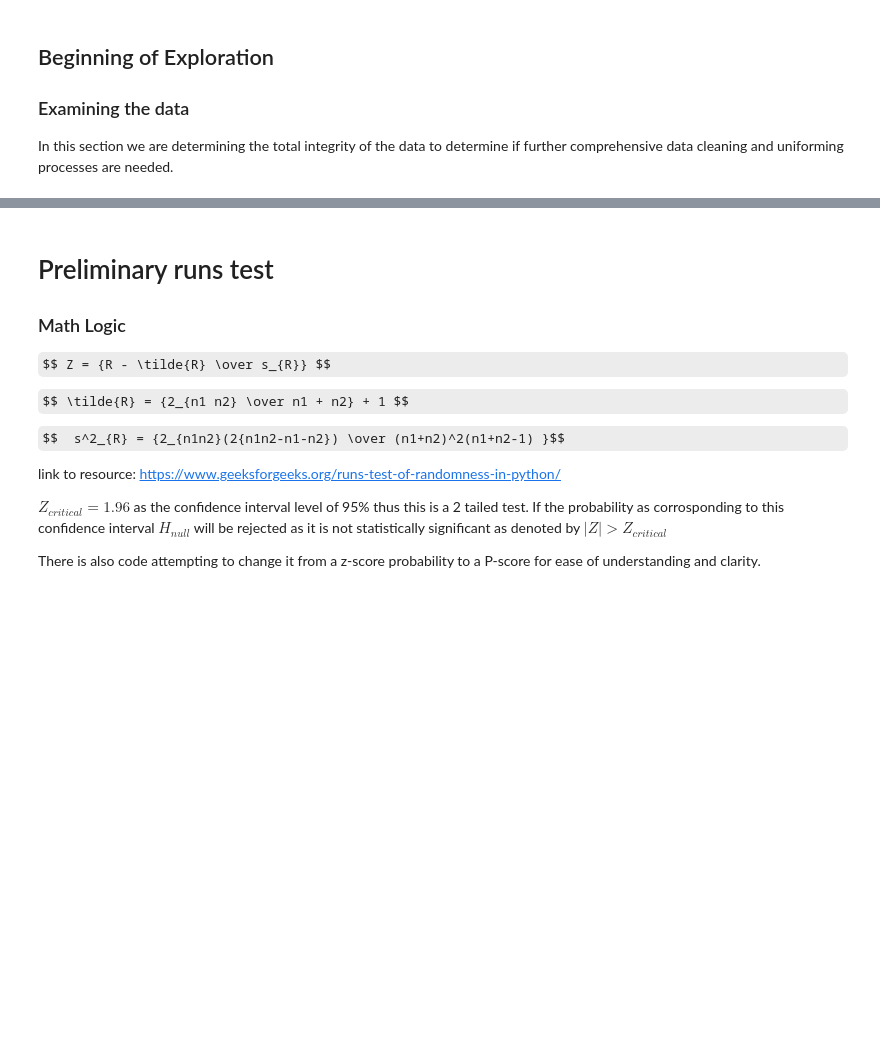
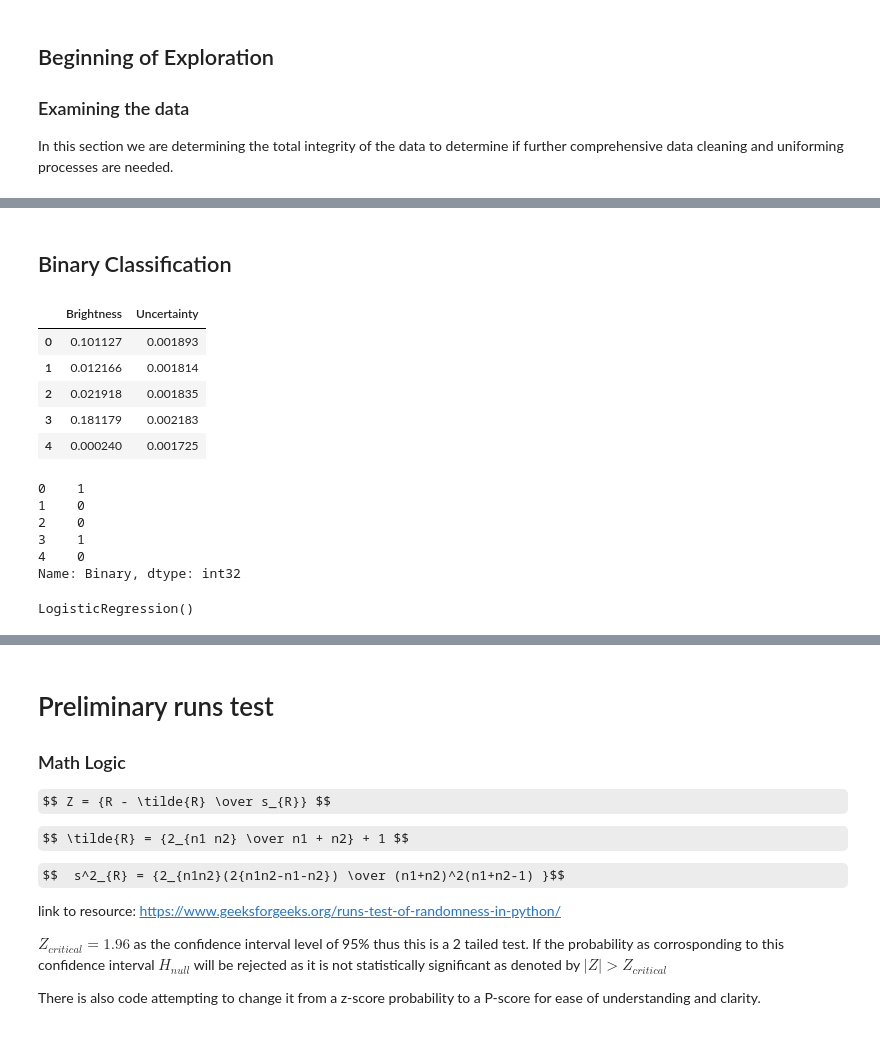
Before and after one commit to doughnutgod/PulsarPioneers, a Jupyter notebook: pulsar4.ipynb, the cells around one changed output, grey strips where cells are left out. Drawn from its saved outputs; the diff is of its cells as text; code cells hidden in the pictures; some formulas as TeX source; blank space fills up the shorter version.

```diff
--- a/pulsar4.ipynb
+++ b/pulsar4.ipynb
@@ -272,0 +181,23 @@ Text(0.5, 1.0, 'distribution of Pulsar 6 binary assignments')
+# %% [markdown]
+## Binary Classification
+# %%
+X = pulsar[['Brightness', 'Uncertainty']]
+y = pulsar['Binary']
+# %%
+X.head()
+# %% [output]
+|  | Brightness | Uncertainty |
+| 0 | 0.101127 | 0.001893 |
+| 1 | 0.012166 | 0.001814 |
+| 2 | 0.021918 | 0.001835 |
+| 3 | 0.181179 | 0.002183 |
+| 4 | 0.000240 | 0.001725 |
+# %%
+y.head()
+# %% [output]
+0    1
+1    0
+2    0
+3    1
+4    0
+Name: Binary, dtype: int32
@@ -272,0 +216,6 @@ Text(0.5, 1.0, 'distribution of Pulsar 6 binary assignments')
+# %%
+model = LogisticRegression()
+
+model.fit(X_train, y_train)
+# %% [output]
+LogisticRegression()
```
Also changed, not shown: parts of 99 cells of this notebook, 32 other files.
